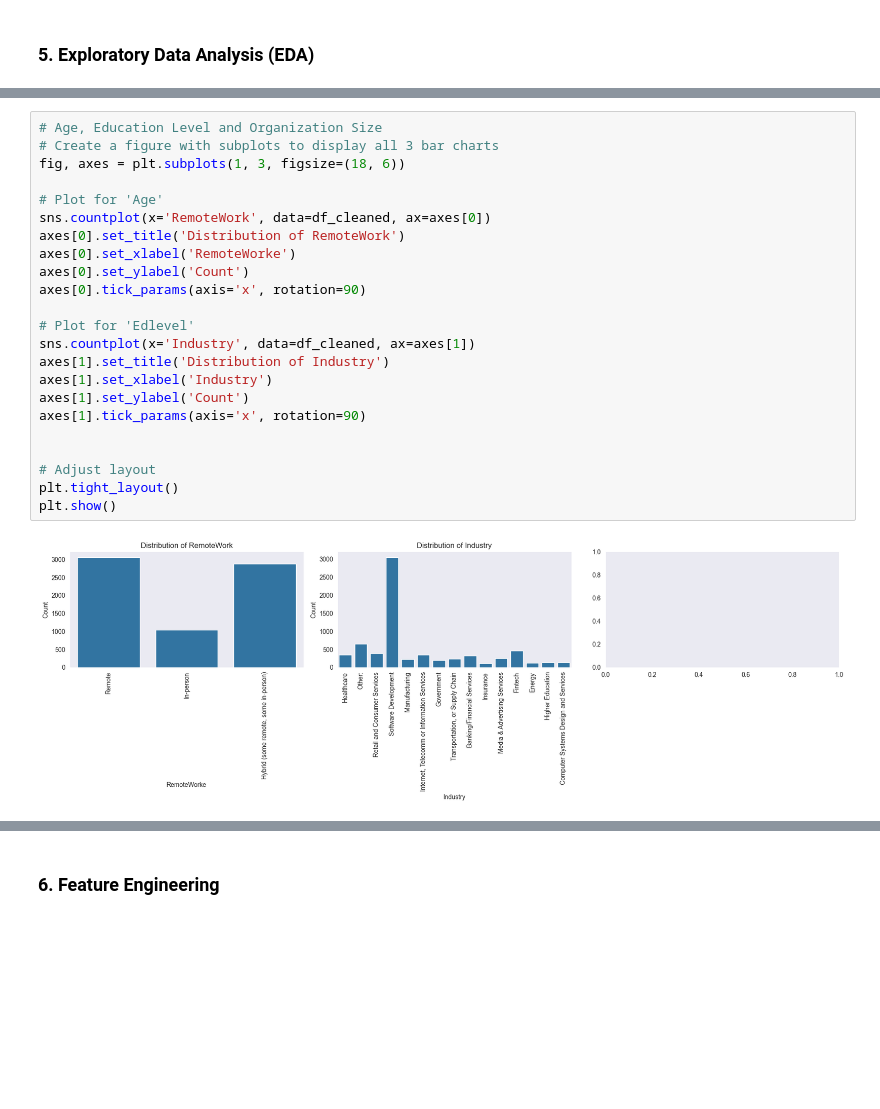
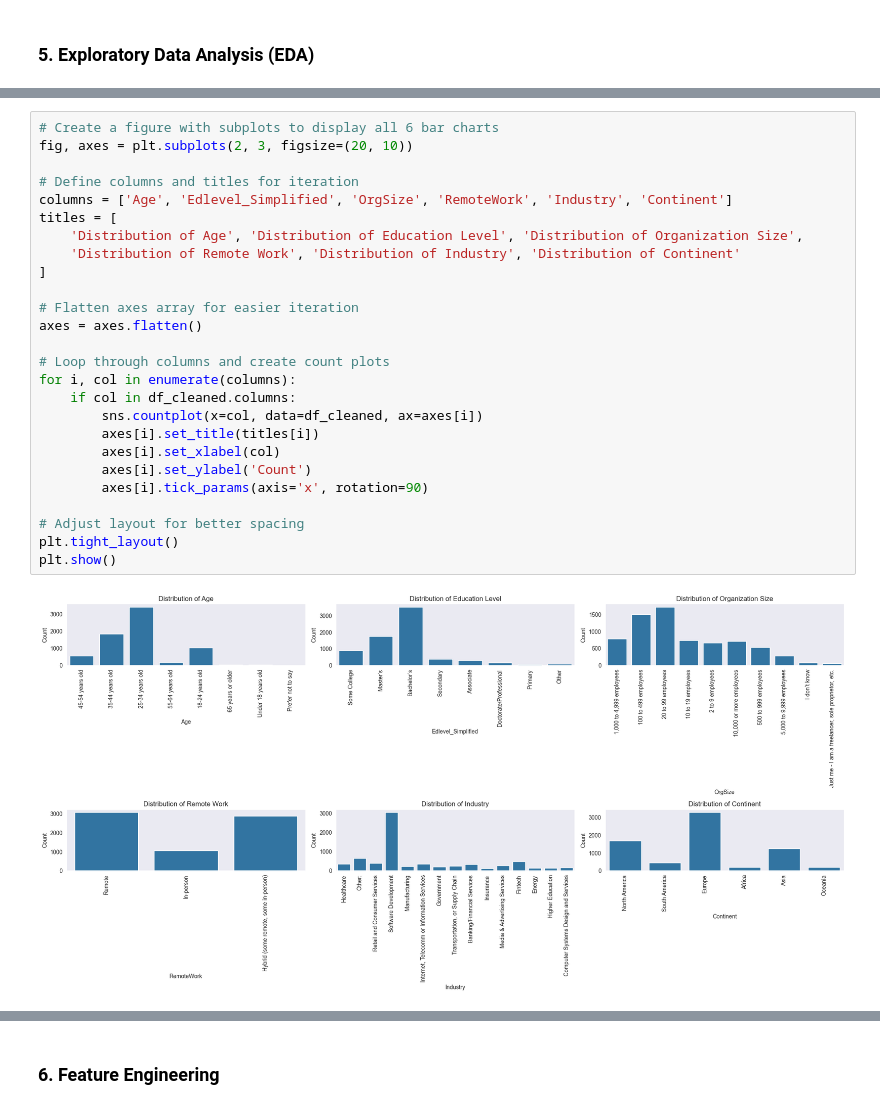
Before and after one commit to CaroBarros/udacity_project_data_science_blog, a Jupyter notebook: notebook/data_science_exercise.ipynb, the cells around one changed output, grey strips where cells are left out. Drawn from its saved outputs; the diff is of its cells as text; blank space fills up the shorter version.

```diff
--- a/notebook/data_science_exercise.ipynb
+++ b/notebook/data_science_exercise.ipynb
@@ -644,25 +650,28 @@ plt.show()
-# %%
-# Age, Education Level and Organization Size
-# Create a figure with subplots to display all 3 bar charts
-fig, axes = plt.subplots(1, 3, figsize=(18, 6))
-
-# Plot for 'Age'
-sns.countplot(x='RemoteWork', data=df_cleaned, ax=axes[0])
-axes[0].set_title('Distribution of RemoteWork')
-axes[0].set_xlabel('RemoteWorke')
-axes[0].set_ylabel('Count')
-axes[0].tick_params(axis='x', rotation=90)
-
-# Plot for 'Edlevel'
-sns.countplot(x='Industry', data=df_cleaned, ax=axes[1])
-axes[1].set_title('Distribution of Industry')
-axes[1].set_xlabel('Industry')
-axes[1].set_ylabel('Count')
-axes[1].tick_params(axis='x', rotation=90)
-
-
-# Adjust layout
-plt.tight_layout()
-plt.show()
-# %% [output]
-[figure, removed]
+# %%
+# Create a figure with subplots to display all 6 bar charts
+fig, axes = plt.subplots(2, 3, figsize=(20, 10))
+
+# Define columns and titles for iteration
+columns = ['Age', 'Edlevel_Simplified', 'OrgSize', 'RemoteWork', 'Industry', 'Continent']
+titles = [
+    'Distribution of Age', 'Distribution of Education Level', 'Distribution of Organization Size',
+    'Distribution of Remote Work', 'Distribution of Industry', 'Distribution of Continent'
+]
+
+# Flatten axes array for easier iteration
+axes = axes.flatten()
+
+# Loop through columns and create count plots
+for i, col in enumerate(columns):
+    if col in df_cleaned.columns:
+        sns.countplot(x=col, data=df_cleaned, ax=axes[i])
+        axes[i].set_title(titles[i])
+        axes[i].set_xlabel(col)
+        axes[i].set_ylabel('Count')
+        axes[i].tick_params(axis='x', rotation=90)
+
+# Adjust layout for better spacing
+plt.tight_layout()
+plt.show()
+# %% [output]
+[figure, added]
```
Also changed, not shown: parts of 104 cells of this notebook, 1 other file.
